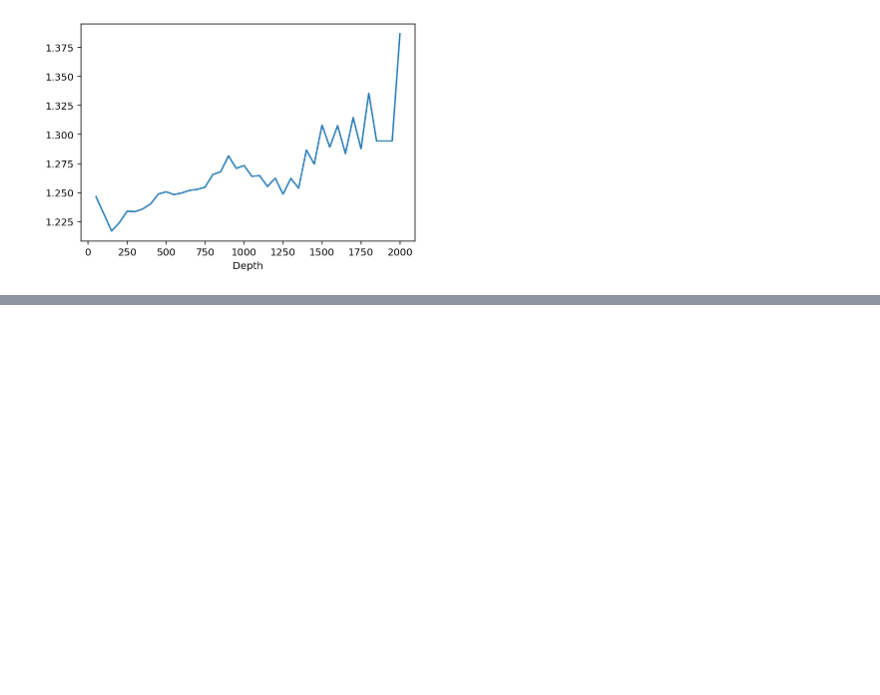
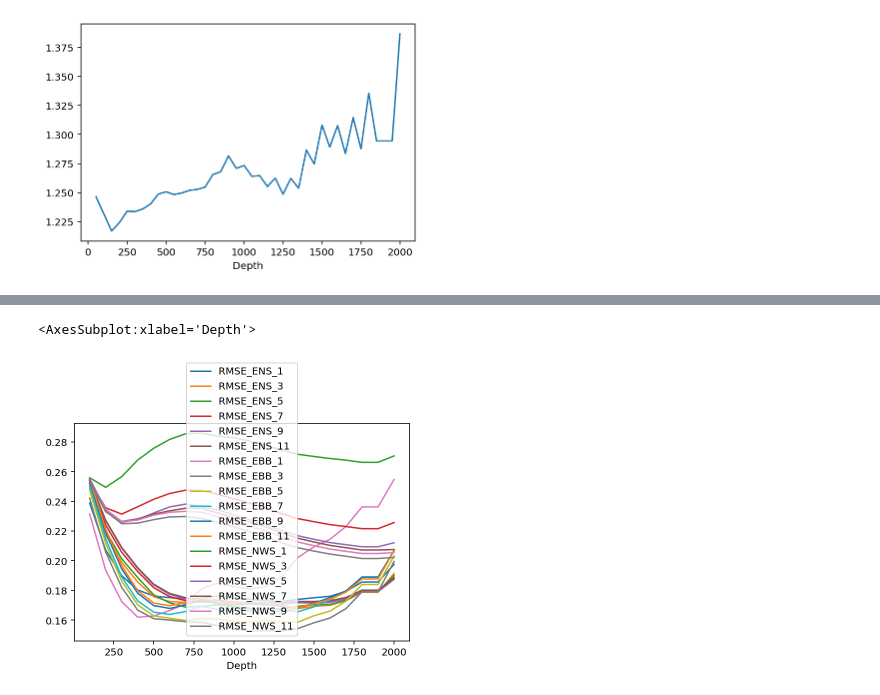
Before and after one commit to Jacobiaan/SLBudget, a Jupyter notebook: notebooks/StericOptimization.ipynb, the cells around one changed output, grey strips where cells are left out. Drawn from its saved outputs; the diff is of its cells as text; code cells hidden in the pictures; blank space fills up the shorter version.

```diff
--- a/notebooks/StericOptimization.ipynb
+++ b/notebooks/StericOptimization.ipynb
@@ -168,0 +170,4 @@ Name: Steric, Length: 71, dtype: float64
+# %%
+error_IAP_df = pd.read_csv('../outputs/steric_optimization_IAP_1layer.csv')
+error_IAP_df.set_index('Depth', inplace=True)
+error_IAP_df
@@ -282,0 +354,5 @@ error_df['AE'].plot()
+# %%
+error_IAP_df.filter(like='RMSE').plot()
+# %% [output]
+<AxesSubplot:xlabel='Depth'>
+[figure, added]
```
Also changed, not shown: parts of 23 cells of this notebook.
